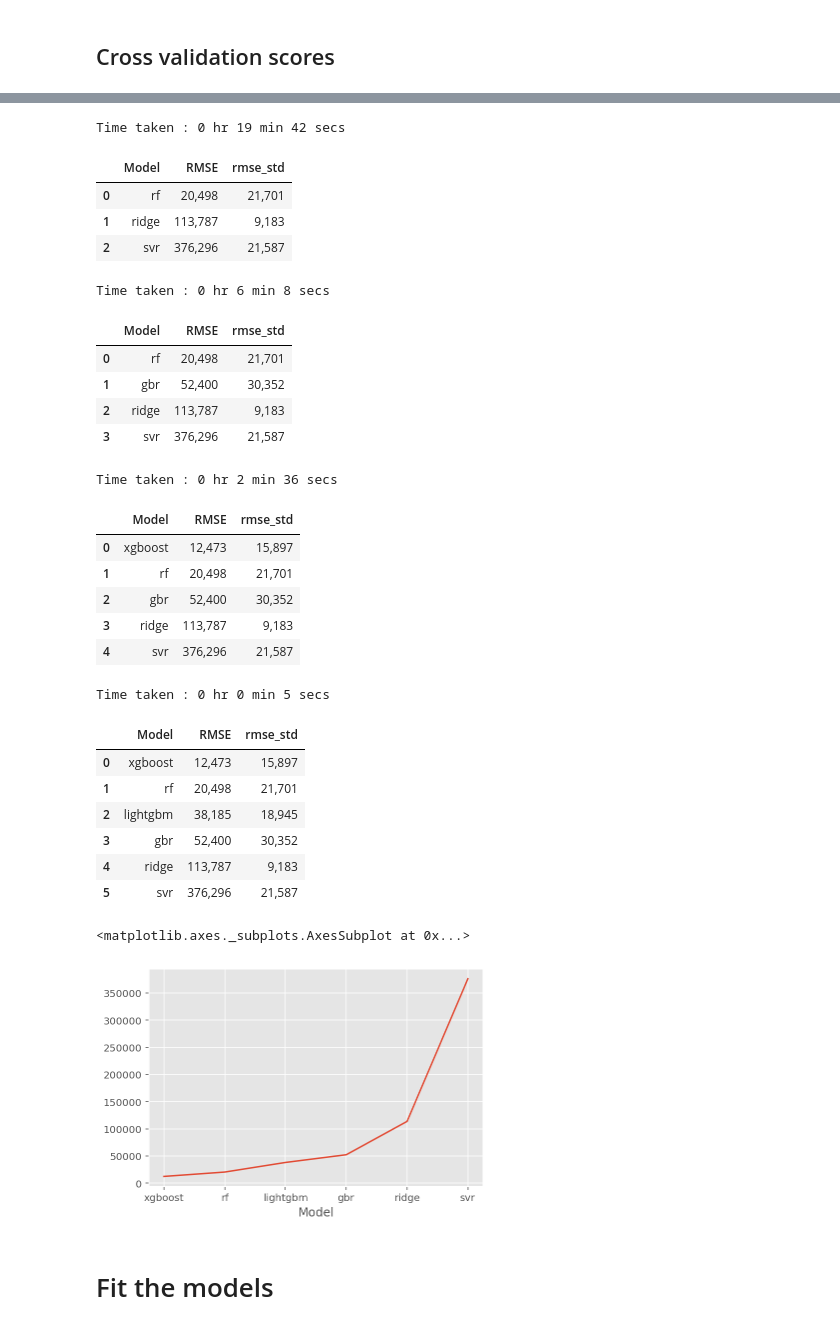
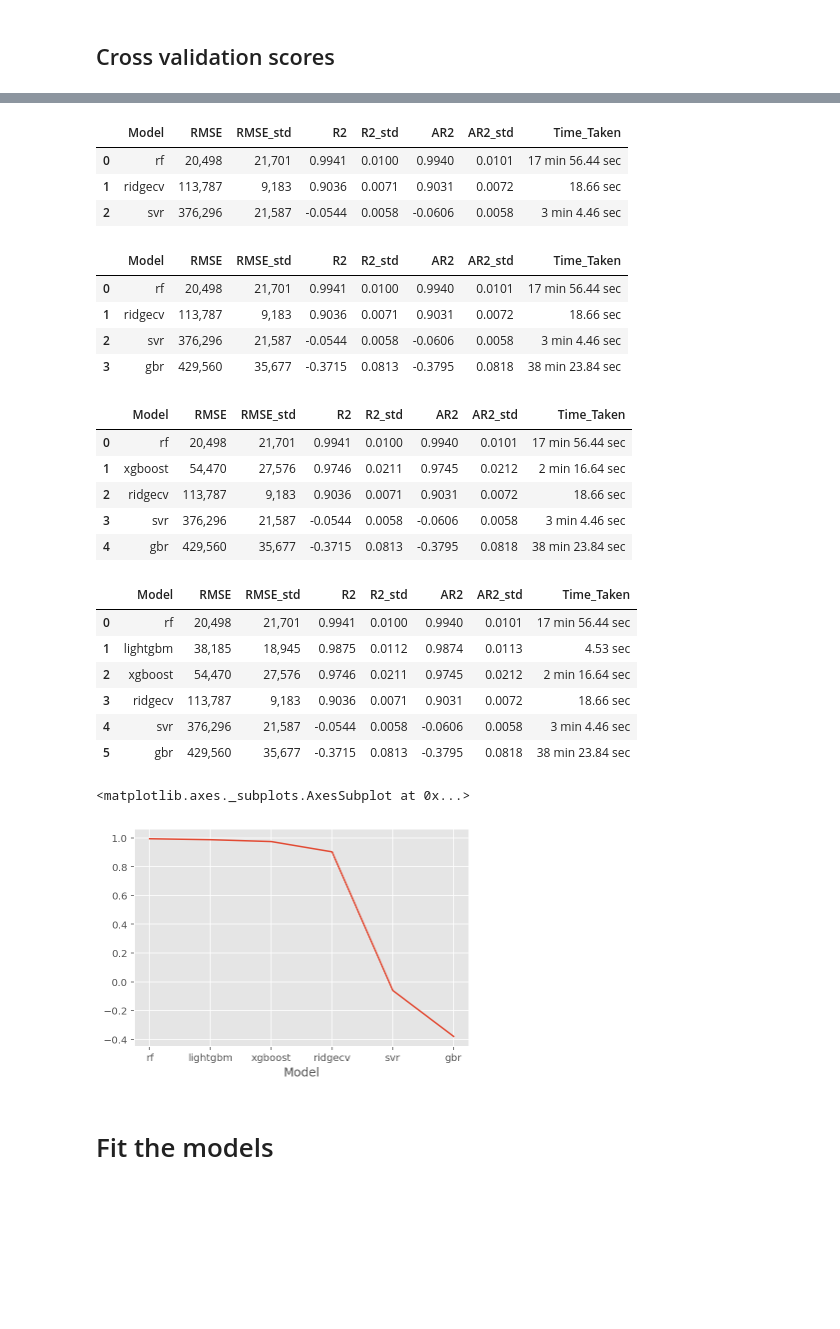
Before and after one commit to bhishanpdl/Project_House_Price_Prediction, a Jupyter notebook: notebooks/c12_regression_modelling_stacking_blending.ipynb, the cells around one changed output, grey strips where cells are left out. Cells and saved outputs as stored; diff of their text form; code cells hidden in the pictures; blank space fills up the shorter version.

```diff
--- a/notebooks/c12_regression_modelling_stacking_blending.ipynb
+++ b/notebooks/c12_regression_modelling_stacking_blending.ipynb
@@ -352,46 +450,42 @@ Time taken : 0 hr 4 min 10 secs
 # %%
-df_scores = get_cv_rmse('rf', rf,df_scores=df_scores)
+df_scores = get_cv_score('rf', rf,df_scores=df_scores)
 # %% [output]
-Time taken : 0 hr 19 min 42 secs
-|  | Model | RMSE | rmse_std |
-| 0 | rf | 20,498 | 21,701 |
-| 1 | ridge | 113,787 | 9,183 |
-| 2 | svr | 376,296 | 21,587 |
+|  | Model | RMSE | RMSE_std | R2 | R2_std | AR2 | AR2_std | Time_Taken |
+| 0 | rf | 20,498 | 21,701 | 0.9941 | 0.0100 | 0.9940 | 0.0101 | 17 min 56.44 sec |
+| 1 | ridgecv | 113,787 | 9,183 | 0.9036 | 0.0071 | 0.9031 | 0.0072 | 18.66 sec |
+| 2 | svr | 376,296 | 21,587 | -0.0544 | 0.0058 | -0.0606 | 0.0058 | 3 min 4.46 sec |
 # %%
-df_scores = get_cv_rmse('gbr', gbr,df_scores=df_scores)
+df_scores = get_cv_score('hist_gbr', hgbr,df_scores=df_scores)
 # %% [output]
-Time taken : 0 hr 6 min 8 secs
-|  | Model | RMSE | rmse_std |
-| 0 | rf | 20,498 | 21,701 |
-| 1 | gbr | 52,400 | 30,352 |
-| 2 | ridge | 113,787 | 9,183 |
-| 3 | svr | 376,296 | 21,587 |
+|  | Model | RMSE | RMSE_std | R2 | R2_std | AR2 | AR2_std | Time_Taken |
+| 0 | rf | 20,498 | 21,701 | 0.9941 | 0.0100 | 0.9940 | 0.0101 | 17 min 56.44 sec |
+| 1 | ridgecv | 113,787 | 9,183 | 0.9036 | 0.0071 | 0.9031 | 0.0072 | 18.66 sec |
+| 2 | svr | 376,296 | 21,587 | -0.0544 | 0.0058 | -0.0606 | 0.0058 | 3 min 4.46 sec |
+| 3 | gbr | 429,560 | 35,677 | -0.3715 | 0.0813 | -0.3795 | 0.0818 | 38 min 23.84 sec |
 # %%
-df_scores = get_cv_rmse('xgboost', xgboost,df_scores=df_scores)
+df_scores = get_cv_score('xgboost', model_xgb,df_scores=df_scores)
 # %% [output]
-Time taken : 0 hr 2 min 36 secs
-|  | Model | RMSE | rmse_std |
-| 0 | xgboost | 12,473 | 15,897 |
-| 1 | rf | 20,498 | 21,701 |
-| 2 | gbr | 52,400 | 30,352 |
-| 3 | ridge | 113,787 | 9,183 |
-| 4 | svr | 376,296 | 21,587 |
+|  | Model | RMSE | RMSE_std | R2 | R2_std | AR2 | AR2_std | Time_Taken |
+| 0 | rf | 20,498 | 21,701 | 0.9941 | 0.0100 | 0.9940 | 0.0101 | 17 min 56.44 sec |
+| 1 | xgboost | 54,470 | 27,576 | 0.9746 | 0.0211 | 0.9745 | 0.0212 | 2 min 16.64 sec |
+| 2 | ridgecv | 113,787 | 9,183 | 0.9036 | 0.0071 | 0.9031 | 0.0072 | 18.66 sec |
+| 3 | svr | 376,296 | 21,587 | -0.0544 | 0.0058 | -0.0606 | 0.0058 | 3 min 4.46 sec |
+| 4 | gbr | 429,560 | 35,677 | -0.3715 | 0.0813 | -0.3795 | 0.0818 | 38 min 23.84 sec |
 # %%
-df_scores = get_cv_rmse('lightgbm', lightgbm,df_scores=df_scores)
+df_scores = get_cv_score('lightgbm', model_lgb,df_scores=df_scores)
 # %% [output]
-Time taken : 0 hr 0 min 5 secs
-|  | Model | RMSE | rmse_std |
-| 0 | xgboost | 12,473 | 15,897 |
-| 1 | rf | 20,498 | 21,701 |
-| 2 | lightgbm | 38,185 | 18,945 |
-| 3 | gbr | 52,400 | 30,352 |
-| 4 | ridge | 113,787 | 9,183 |
-| 5 | svr | 376,296 | 21,587 |
+|  | Model | RMSE | RMSE_std | R2 | R2_std | AR2 | AR2_std | Time_Taken |
+| 0 | rf | 20,498 | 21,701 | 0.9941 | 0.0100 | 0.9940 | 0.0101 | 17 min 56.44 sec |
+| 1 | lightgbm | 38,185 | 18,945 | 0.9875 | 0.0112 | 0.9874 | 0.0113 | 4.53 sec |
+| 2 | xgboost | 54,470 | 27,576 | 0.9746 | 0.0211 | 0.9745 | 0.0212 | 2 min 16.64 sec |
+| 3 | ridgecv | 113,787 | 9,183 | 0.9036 | 0.0071 | 0.9031 | 0.0072 | 18.66 sec |
+| 4 | svr | 376,296 | 21,587 | -0.0544 | 0.0058 | -0.0606 | 0.0058 | 3 min 4.46 sec |
+| 5 | gbr | 429,560 | 35,677 | -0.3715 | 0.0813 | -0.3795 | 0.0818 | 38 min 23.84 sec |
 # %%
-df_scores.set_index('Model')['RMSE'].plot.line('ro')
+df_scores.set_index('Model')['AR2'].plot.line('ro')
 # %% [output]
 <matplotlib.axes._subplots.AxesSubplot at 0x...>
-[figure, old version]
+[figure, new version]
 # %% [markdown]
 # Fit the models
 # %%
```
Also changed, not shown: parts of 58 cells of this notebook, 1 other file.
